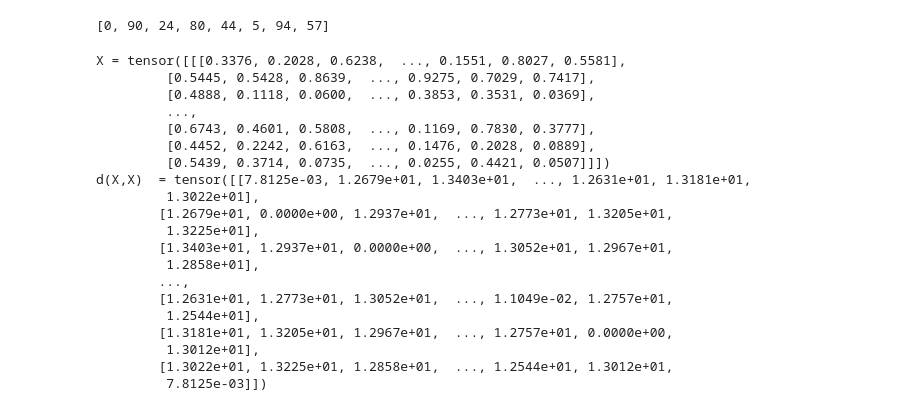
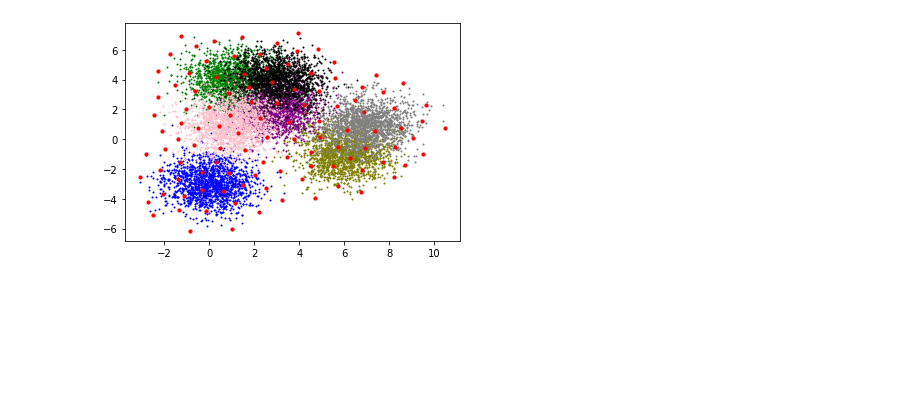
Before and after one commit to crafaelgil/Confidence-Callibration, a Jupyter notebook: querying_algortihms.ipynb, the cells around one changed output. Saved outputs shown, nothing was run; the diff lists cells and outputs as text; code cells hidden in the pictures; blank space fills up the shorter version.

```diff
--- a/querying_algortihms.ipynb
+++ b/querying_algortihms.ipynb
@@ -57,8 +57,8 @@ class KCenterProblemWithOutliers():
     plt.show()
 
 if __name__ == '__main__' :
-  num_inputs = 15_000
-  query_size = 15
+  num_inputs = 11_000
+  query_size = 110
 
   centers = [(0, -3), (1, 4), (3,2), (3,4), (1,1), (6,-1), (7,1)]
   cluster_std = [1,1,1,1,1,1,1]
@@ -68,39 +68,41 @@ if __name__ == '__main__' :
   x_input = x[:,0].tolist()
   y_input = x[:,1].tolist()
 
   clusters = [[] for _ in range(len(centers))]
 
   for ind, label in enumerate(y):
     clusters[label].append(x[ind])
 
   colors = ['blue', 'green', 'purple', 'black', 'pink', 'olive', 'gray']
 
   x_coordinates = [[] for _ in range(len(centers))]
   y_coordinates = [[] for _ in range(len(centers))]
 
   for ind, cluster in enumerate(clusters):
     for x, y in cluster:
         x_coordinates[ind].append(x)
         y_coordinates[ind].append(y)
 
     plt.scatter(x_coordinates[ind], y_coordinates[ind], color=colors[ind], s=1)
 
   for _ in range(1):
     if num_inputs // query_size > 0:
       query = KCenterProblemWithOutliers(x_input, y_input)
 
       prev_query_inds = query.select_samples(query_size)
       prev_query_inds.sort(reverse=True)
 
       for ind in prev_query_inds:
         x_input.pop(ind)
         y_input.pop(ind)
+# %% [output]
+[figure, added]
 # %%
-#K Center Problem for tensors
+# (Slow) K Center Problem for tensors
 
 import torch
 
-#helper function **********************************************************************
+# ******************************** Helper ********************************
 def max_ind(dist):
   max_ind = 0
   for i in range(num_inputs):
@@ -108,9 +110,9 @@ def max_ind(dist):
           max_ind = i
   return max_ind
 
-#algorithm *****************************************************************************
-num_inputs = 100
-dim = 10
+# ******************************* Algortihm ******************************
+num_inputs = 11_000
+dim = 1000
 query_size = 8
 inputs = []
 
@@ -137,45 +139,3 @@ for _ in range(query_size):
   max_center_ind = max_ind(dists_from_centers)
 
 print(selected_samples_inds)
-# %% [output]
-[0, 90, 24, 80, 44, 5, 94, 57]
-# %%
-import torch
-import numpy as np
-
-num_inputs = 11_000
-dim = 1000
-inputs = []
-
-for _ in range(num_inputs):
-  inputs.append(torch.rand(1,dim).numpy())
-
-X = torch.from_numpy(np.array(inputs))
-
-X = torch.reshape(X, (1,num_inputs,dim))
-
-dist_matrix = torch.cdist(X,X).squeeze()
-
-print(f'X = {X}')
-print(f'd(X,X)  = {dist_matrix}')
-# %% [output]
-X = tensor([[[0.3376, 0.2028, 0.6238,  ..., 0.1551, 0.8027, 0.5581],
-         [0.5445, 0.5428, 0.8639,  ..., 0.9275, 0.7029, 0.7417],
-         [0.4888, 0.1118, 0.0600,  ..., 0.3853, 0.3531, 0.0369],
-         ...,
-         [0.6743, 0.4601, 0.5808,  ..., 0.1169, 0.7830, 0.3777],
-         [0.4452, 0.2242, 0.6163,  ..., 0.1476, 0.2028, 0.0889],
-         [0.5439, 0.3714, 0.0735,  ..., 0.0255, 0.4421, 0.0507]]])
-d(X,X)  = tensor([[7.8125e-03, 1.2679e+01, 1.3403e+01,  ..., 1.2631e+01, 1.3181e+01,
-         1.3022e+01],
-        [1.2679e+01, 0.0000e+00, 1.2937e+01,  ..., 1.2773e+01, 1.3205e+01,
-         1.3225e+01],
-        [1.3403e+01, 1.2937e+01, 0.0000e+00,  ..., 1.3052e+01, 1.2967e+01,
-         1.2858e+01],
-        ...,
-        [1.2631e+01, 1.2773e+01, 1.3052e+01,  ..., 1.1049e-02, 1.2757e+01,
-         1.2544e+01],
-        [1.3181e+01, 1.3205e+01, 1.2967e+01,  ..., 1.2757e+01, 0.0000e+00,
-         1.3012e+01],
-        [1.3022e+01, 1.3225e+01, 1.2858e+01,  ..., 1.2544e+01, 1.3012e+01,
-         7.8125e-03]])
```
Also changed, not shown: parts of 1 cell of this notebook.
